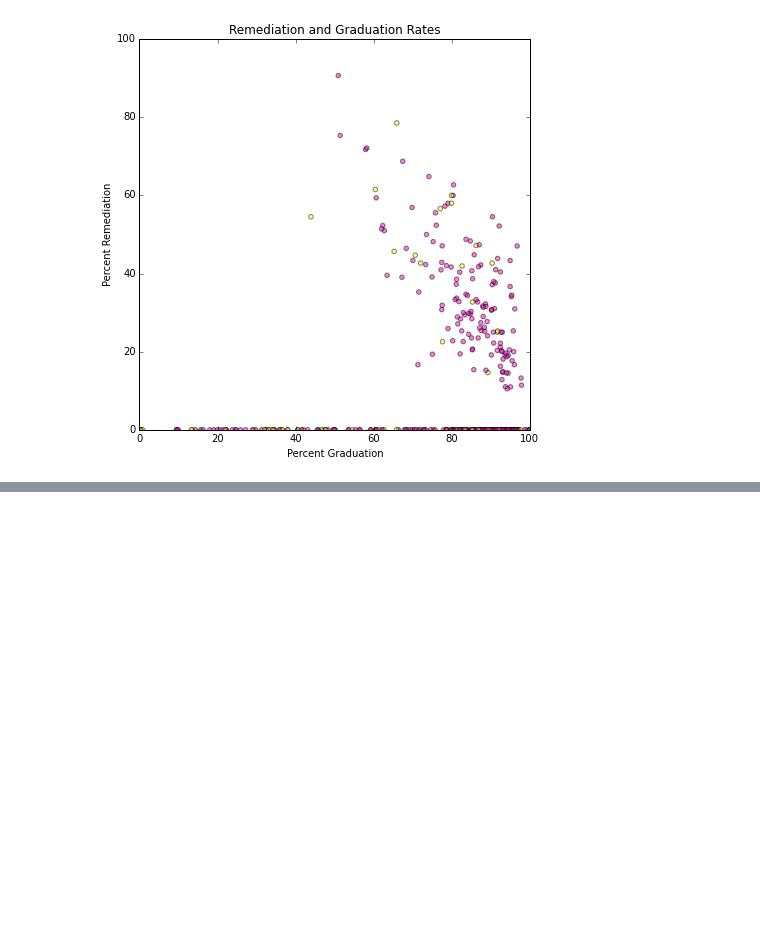
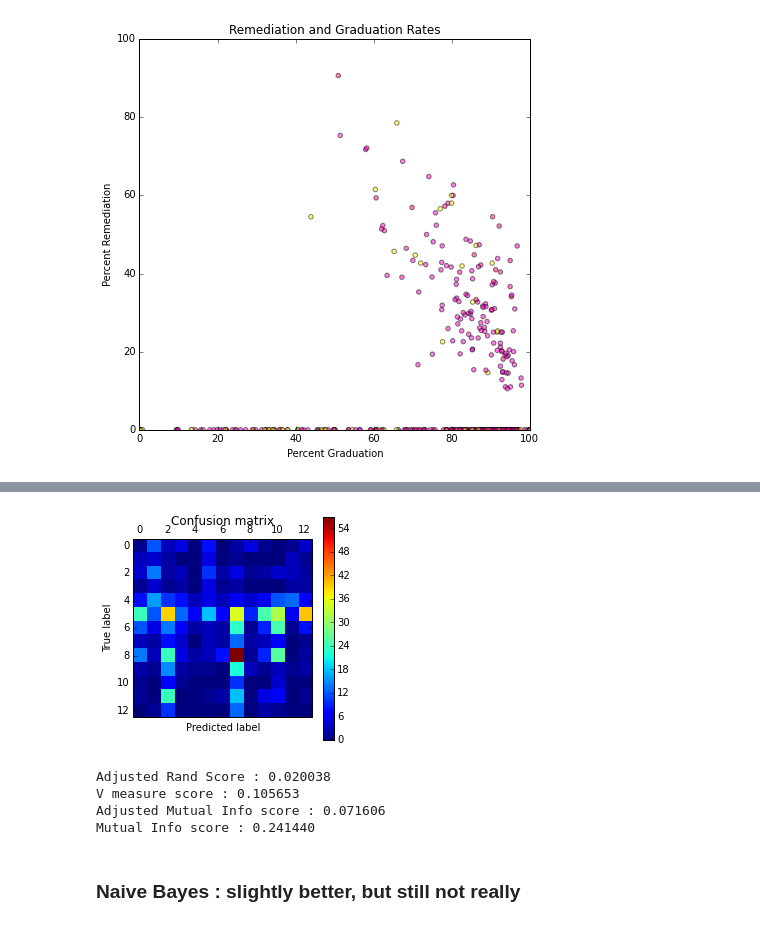
Before and after one commit to MinHyung-Kang/ColoradoEducation, a Jupyter notebook: Data_Exploration.ipynb, the cells around one changed output, grey strips where cells are left out. Saved outputs shown, nothing was run; the diff lists cells and outputs as text; code cells hidden in the pictures; blank space fills up the shorter version.

```diff
--- a/Data_Exploration.ipynb
+++ b/Data_Exploration.ipynb
@@ -319,0 +504,4 @@ plt.ylabel("Percent Remediation")
+# %%
+from sklearn.metrics import confusion_matrix
+cm = confusion_matrix(ee_target, ee_pred)
+print(cm)
@@ -319,0 +522,31 @@ plt.ylabel("Percent Remediation")
+# %%
+plt.matshow(cm)
+plt.title('Confusion matrix')
+plt.colorbar()
+plt.ylabel('True label')
+plt.xlabel('Predicted label')
+plt.show()
+# %% [output]
+[figure, added]
+# %%
+#Computing various score metrics ( adapted from example provided by scikit-learn)
+
+trueLabel = ee_target
+predLabel = ee_pred
+
+NB_ars = metrics.adjusted_rand_score(trueLabel, predLabel)
+NB_vms = metrics.v_measure_score(trueLabel, predLabel)
+NB_amis = metrics.adjusted_mutual_info_score(trueLabel, predLabel)
+NB_mis = metrics.mutual_info_score(trueLabel, predLabel)
+
+print("Adjusted Rand Score : %f" %(NB_ars))
+print("V measure score : %f" %(NB_vms))
+print("Adjusted Mutual Info score : %f" %(NB_amis))
+print("Mutual Info score : %f" % (NB_mis))
+# %% [output]
+Adjusted Rand Score : 0.020038
+V measure score : 0.105653
+Adjusted Mutual Info score : 0.071606
+Mutual Info score : 0.241440
+# %% [markdown]
+### Naive Bayes : slightly better, but still not really
```
Also changed, not shown: parts of 19 cells of this notebook.
